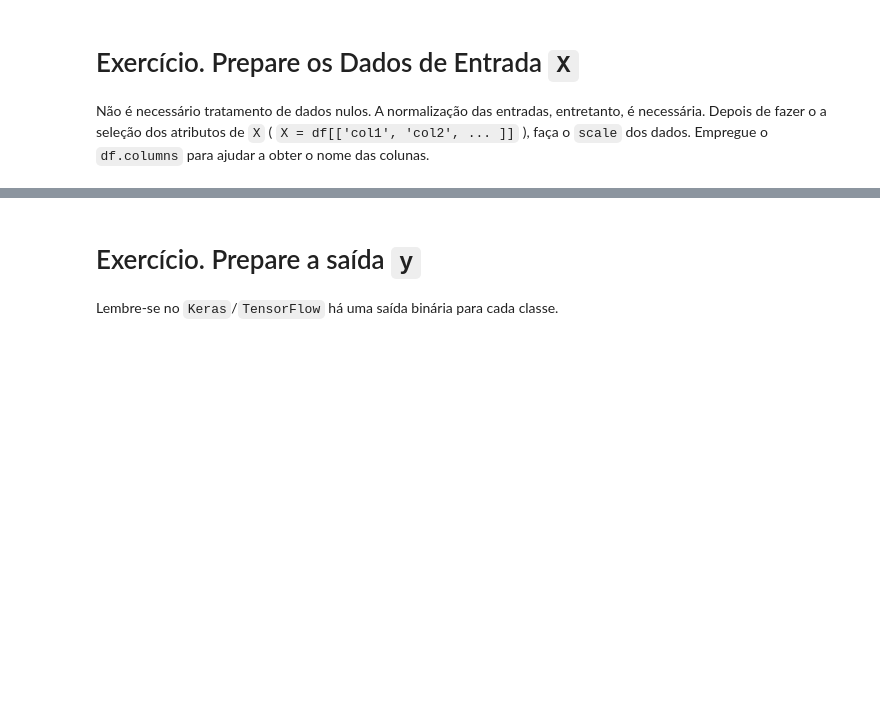
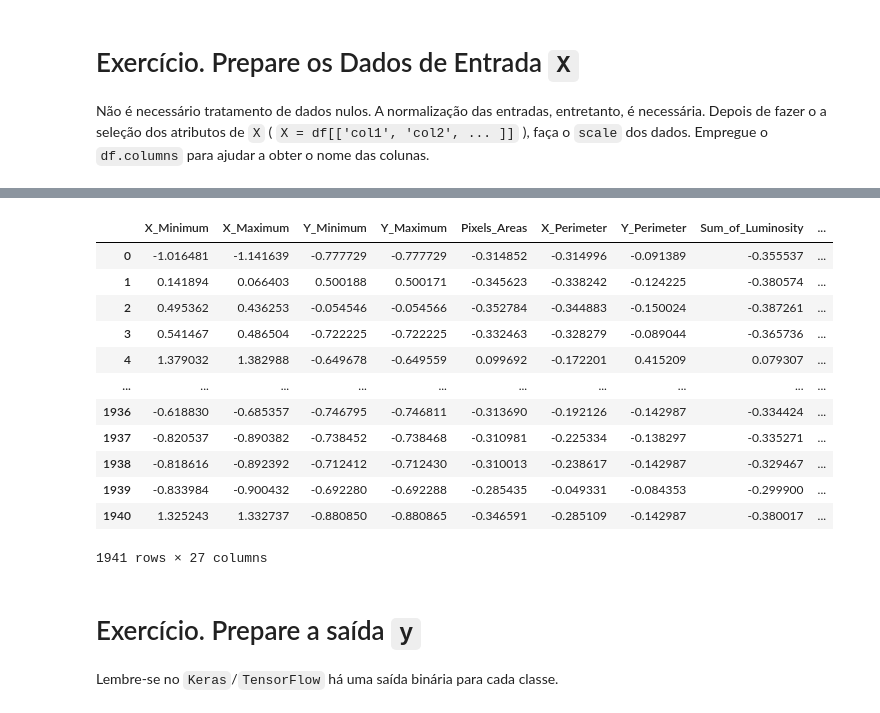
Before and after one commit to userlinklearner/Pyhton-Projects, a Jupyter notebook: T13_DeepLearning_Lab.ipynb, the cells around one changed output, grey strips where cells are left out. Drawn from its saved outputs; the diff is of its cells as text; code cells hidden in the pictures; blank space fills up the shorter version.

```diff
--- a/T13_DeepLearning_Lab.ipynb
+++ b/T13_DeepLearning_Lab.ipynb
@@ -73,3 +120,19 @@ Não é necessário tratamento de dados nulos. A normalização das entradas, en
+# %%
+pd.DataFrame(X, columns=df.columns[0:27])
+# %% [output]
+|  | X_Minimum | X_Maximum | Y_Minimum | Y_Maximum | Pixels_Areas | X_Perimeter | Y_Perimeter | Sum_of_Luminosity | ... |
+| 0 | -1.016481 | -1.141639 | -0.777729 | -0.777729 | -0.314852 | -0.314996 | -0.091389 | -0.355537 | ... |
+| 1 | 0.141894 | 0.066403 | 0.500188 | 0.500171 | -0.345623 | -0.338242 | -0.124225 | -0.380574 | ... |
+| 2 | 0.495362 | 0.436253 | -0.054546 | -0.054566 | -0.352784 | -0.344883 | -0.150024 | -0.387261 | ... |
+| 3 | 0.541467 | 0.486504 | -0.722225 | -0.722225 | -0.332463 | -0.328279 | -0.089044 | -0.365736 | ... |
+| 4 | 1.379032 | 1.382988 | -0.649678 | -0.649559 | 0.099692 | -0.172201 | 0.415209 | 0.079307 | ... |
+| ... | ... | ... | ... | ... | ... | ... | ... | ... | ... |
+| 1936 | -0.618830 | -0.685357 | -0.746795 | -0.746811 | -0.313690 | -0.192126 | -0.142987 | -0.334424 | ... |
+| 1937 | -0.820537 | -0.890382 | -0.738452 | -0.738468 | -0.310981 | -0.225334 | -0.138297 | -0.335271 | ... |
+| 1938 | -0.818616 | -0.892392 | -0.712412 | -0.712430 | -0.310013 | -0.238617 | -0.142987 | -0.329467 | ... |
+| 1939 | -0.833984 | -0.900432 | -0.692280 | -0.692288 | -0.285435 | -0.049331 | -0.084353 | -0.299900 | ... |
+| 1940 | 1.325243 | 1.332737 | -0.880850 | -0.880865 | -0.346591 | -0.285109 | -0.142987 | -0.380017 | ... |
+1941 rows × 27 columns
 # %% [markdown]
 # Exercício. Prepare a saída `y`
 
```
Also changed, not shown: parts of 25 cells of this notebook.
